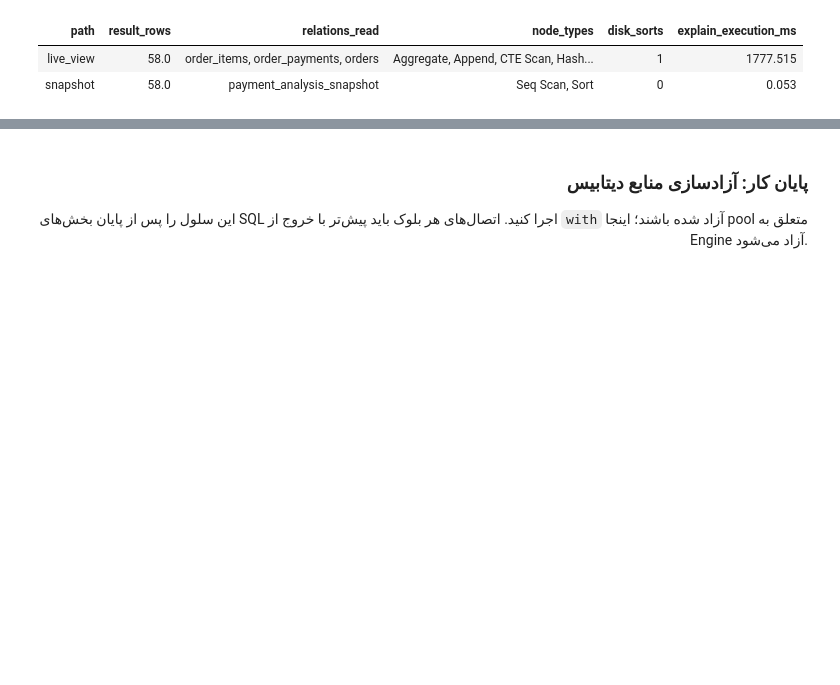
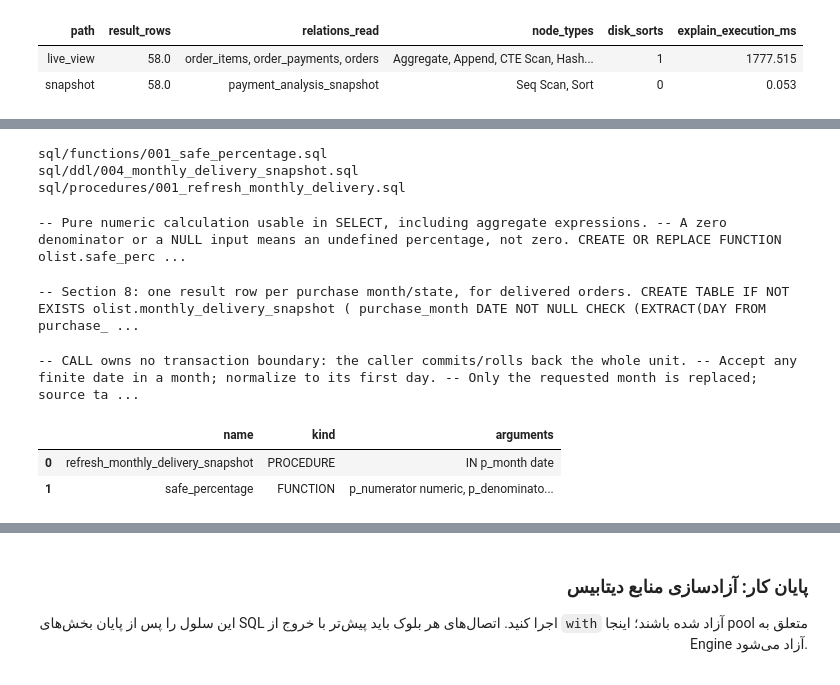
Before and after one commit to Ehsan-soveyzi/data_factory, a Jupyter notebook: stages/stage_02/solution.ipynb, the cells around one changed output, grey strips where cells are left out. Cells and saved outputs as stored; diff of their text form; code cells hidden in the pictures; blank space fills up the shorter version.

```diff
--- a/stages/stage_02/solution.ipynb
+++ b/stages/stage_02/solution.ipynb
@@ -2503,0 +2498,40 @@ display(HTML(pd.DataFrame(view_plan_rows).to_html(index=False)))
+# %%
+import json
+import pandas as pd
+from datetime import date
+from sqlalchemy import text
+from IPython.display import HTML, display
+from pygments import highlight
+from pygments.formatters import HtmlFormatter
+from pygments.lexers import SqlLexer
+from data_factory.database.routines import ROUTINE_FILES, install_routines, run_monthly_routines
+
+routine_formatter = HtmlFormatter(style="monokai", noclasses=True,
+    cssstyles="background:#272822;color:#f8f8f2;padding:16px;border-radius:8px;direction:ltr;text-align:left;",
+    prestyles="background:transparent;color:#f8f8f2;margin:0;line-height:1.6;")
+for relative in ROUTINE_FILES:
+    print(relative)
+    display(HTML(highlight((PROJECT_ROOT / relative).read_text(encoding="utf-8"), SqlLexer(), routine_formatter)))
+with engine.begin() as connection:
+    install_routines(connection, PROJECT_ROOT)
+with engine.connect() as connection:
+    routine_inventory = [dict(row) for row in connection.execute(text("""
+        SELECT p.proname AS name,
+               CASE p.prokind WHEN 'f' THEN 'FUNCTION' WHEN 'p' THEN 'PROCEDURE' END AS kind,
+               pg_get_function_identity_arguments(p.oid) AS arguments
+        FROM pg_proc p JOIN pg_namespace n ON n.oid=p.pronamespace
+        WHERE n.nspname='olist' AND p.proname IN
+              ('safe_percentage', 'refresh_monthly_delivery_snapshot')
+        ORDER BY p.proname
+    """)).mappings()]
+display(pd.DataFrame(routine_inventory))
+# %% [output]
+sql/functions/001_safe_percentage.sql
+sql/ddl/004_monthly_delivery_snapshot.sql
+sql/procedures/001_refresh_monthly_delivery.sql
+-- Pure numeric calculation usable in SELECT, including aggregate expressions. -- A zero denominator or a NULL input means an undefined percentage, not zero. CREATE OR REPLACE FUNCTION olist.safe_perc ...
+-- Section 8: one result row per purchase month/state, for delivered orders. CREATE TABLE IF NOT EXISTS olist.monthly_delivery_snapshot ( purchase_month DATE NOT NULL CHECK (EXTRACT(DAY FROM purchase_ ...
+-- CALL owns no transaction boundary: the caller commits/rolls back the whole unit. -- Accept any finite date in a month; normalize to its first day. -- Only the requested month is replaced; source ta ...
+|  | name | kind | arguments |
+| 0 | refresh_monthly_delivery_snapshot | PROCEDURE | IN p_month date |
+| 1 | safe_percentage | FUNCTION | p_numerator numeric, p_denominato... |
```
Also changed, not shown: parts of 18 cells of this notebook, 15 other files.
